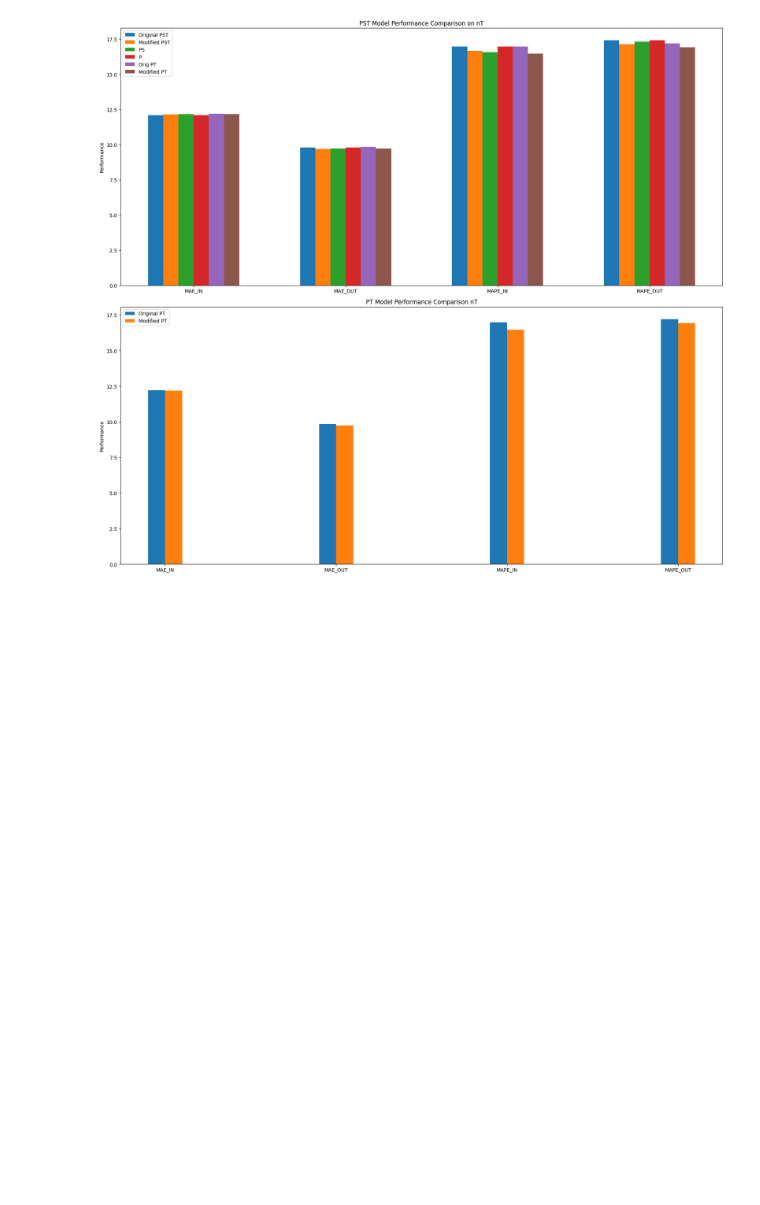
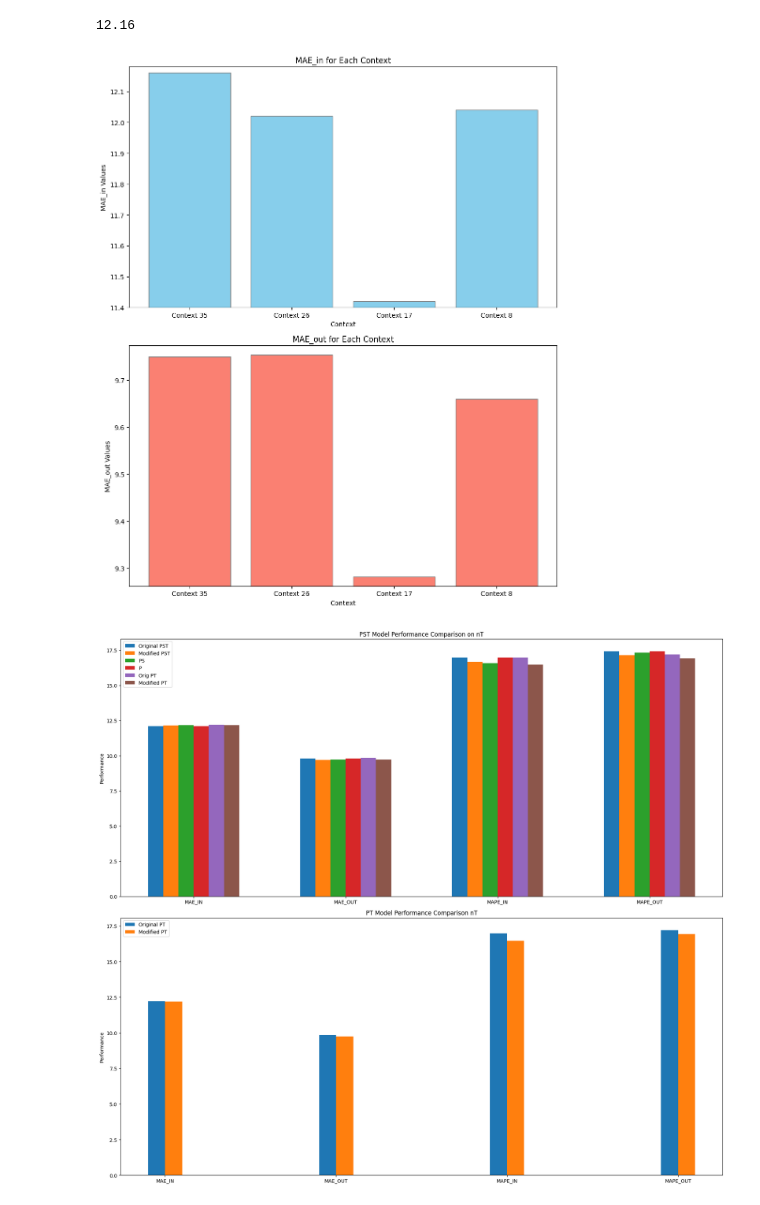
Before and after one commit to omerAJ/Hyb-STEX, a Jupyter notebook: plotting.ipynb, the cells around one changed output. Saved outputs shown, nothing was run; the diff lists cells and outputs as text; code cells hidden in the pictures; blank space fills up the shorter version.

```diff
--- a/plotting.ipynb
+++ b/plotting.ipynb
@@ -23,3 +28,46 @@ nT_modified_PT=[12.18, 9.73, 16.47, 16.93]
+# %%
+MAE_in = [12.16, 12.02, 11.42, 12.04]
+max(MAE_in)
+# %% [output]
+12.16
+# %%
+import matplotlib.pyplot as plt
+
+# Data
+# contexts = ['Context 19', 'Context 14', 'Context 9', 'Context 4']
+# MAE_in = [4.94, 5.13, 5.12, 5.14]  # NB1
+# MAE_out = [5.25, 5.43, 5.42, 5.42]  # NB1
+
+# contexts = ['Context 35', 'Context 26', 'Context 17', 'Context 8']
+# MAE_in = [5.03, 5.02, 4.98, 4.915]  # NB2
+# MAE_out = [4.71, 4.68, 4.64, 4.605]  # NB2
+
+contexts = ['Context 35', 'Context 26', 'Context 17', 'Context 8']
+MAE_in = [12.16, 12.02, 11.42, 12.04]  # NB2
+MAE_out = [9.75, 9.754, 9.282, 9.66]  # NB2
+
+# Separate plots for MAE_in and MAE_out
+
+fig, axs = plt.subplots(2, 1, figsize=(10, 12))
+
+# MAE_in Plot
+axs[0].bar(contexts, MAE_in, color='skyblue', edgecolor='grey')
+axs[0].set_title('MAE_in for Each Context')
+axs[0].set_xlabel('Context')
+axs[0].set_ylabel('MAE_in Values')
+axs[0].set_ylim([min(MAE_in)-0.02, max(MAE_in)+0.02])  # Adjusted for better visualization
+
+# MAE_out Plot
+axs[1].bar(contexts, MAE_out, color='salmon', edgecolor='grey')
+axs[1].set_title('MAE_out for Each Context')
+axs[1].set_xlabel('Context')
+axs[1].set_ylabel('MAE_out Values')
+axs[1].set_ylim([min(MAE_out)-0.02, max(MAE_out)+0.02])  # Adjusted for better visualization
+
+plt.tight_layout()
+plt.show()
+# %% [output]
+[figure, added]
 # %%
 dataset="nT"
 if dataset=="nb1":
```
Also changed, not shown: parts of 1 cell of this notebook, 8 other files.
